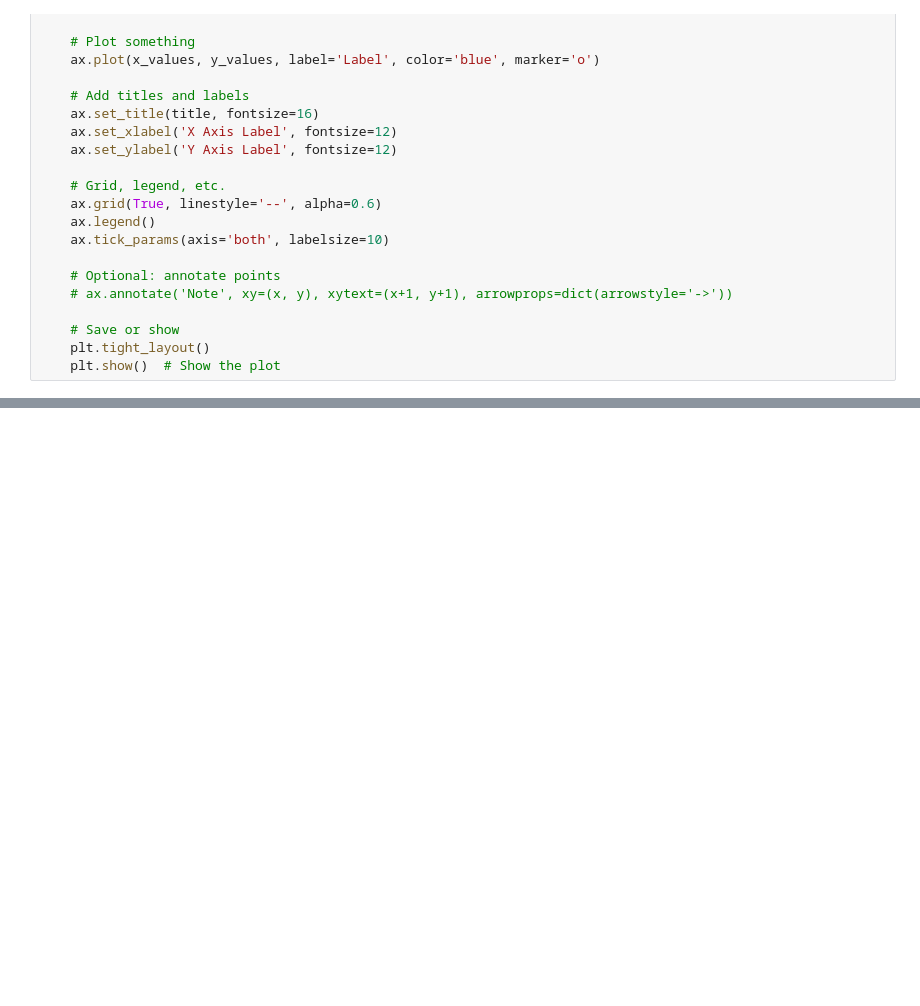
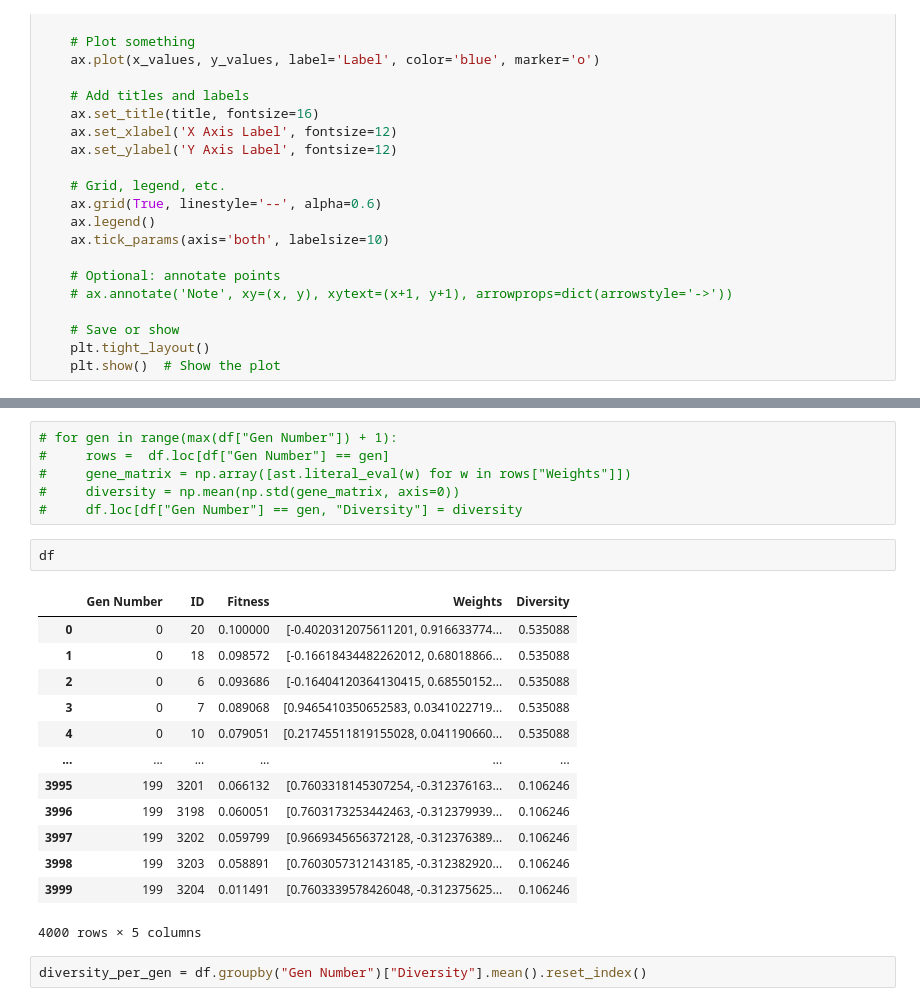
Before and after one commit to AlexandreMilharado/Robotics, a Jupyter notebook: Proj1/controllers/p1_util/notebook.ipynb, the cells around one changed output, grey strips where cells are left out. Drawn from its saved outputs; the diff is of its cells as text; blank space fills up the shorter version.

```diff
--- a/Proj1/controllers/p1_util/notebook.ipynb
+++ b/Proj1/controllers/p1_util/notebook.ipynb
@@ -139,0 +178,24 @@ plt.show()
+# %%
+# for gen in range(max(df["Gen Number"]) + 1):
+#     rows =  df.loc[df["Gen Number"] == gen]
+#     gene_matrix = np.array([ast.literal_eval(w) for w in rows["Weights"]])
+#     diversity = np.mean(np.std(gene_matrix, axis=0))
+#     df.loc[df["Gen Number"] == gen, "Diversity"] = diversity
+# %%
+df
+# %% [output]
+|  | Gen Number | ID | Fitness | Weights | Diversity |
+| 0 | 0 | 20 | 0.100000 | [-0.4020312075611201, 0.916633774... | 0.535088 |
+| 1 | 0 | 18 | 0.098572 | [-0.16618434482262012, 0.68018866... | 0.535088 |
+| 2 | 0 | 6 | 0.093686 | [-0.16404120364130415, 0.68550152... | 0.535088 |
+| 3 | 0 | 7 | 0.089068 | [0.9465410350652583, 0.0341022719... | 0.535088 |
+| 4 | 0 | 10 | 0.079051 | [0.21745511819155028, 0.041190660... | 0.535088 |
+| ... | ... | ... | ... | ... | ... |
+| 3995 | 199 | 3201 | 0.066132 | [0.7603318145307254, -0.312376163... | 0.106246 |
+| 3996 | 199 | 3198 | 0.060051 | [0.7603173253442463, -0.312379939... | 0.106246 |
+| 3997 | 199 | 3202 | 0.059799 | [0.9669345656372128, -0.312376389... | 0.106246 |
+| 3998 | 199 | 3203 | 0.058891 | [0.7603057312143185, -0.312382920... | 0.106246 |
+| 3999 | 199 | 3204 | 0.011491 | [0.7603339578426048, -0.312375625... | 0.106246 |
+4000 rows × 5 columns
+# %%
+diversity_per_gen = df.groupby("Gen Number")["Diversity"].mean().reset_index()
```
Also changed, not shown: parts of 8 cells of this notebook, 21 other files.
